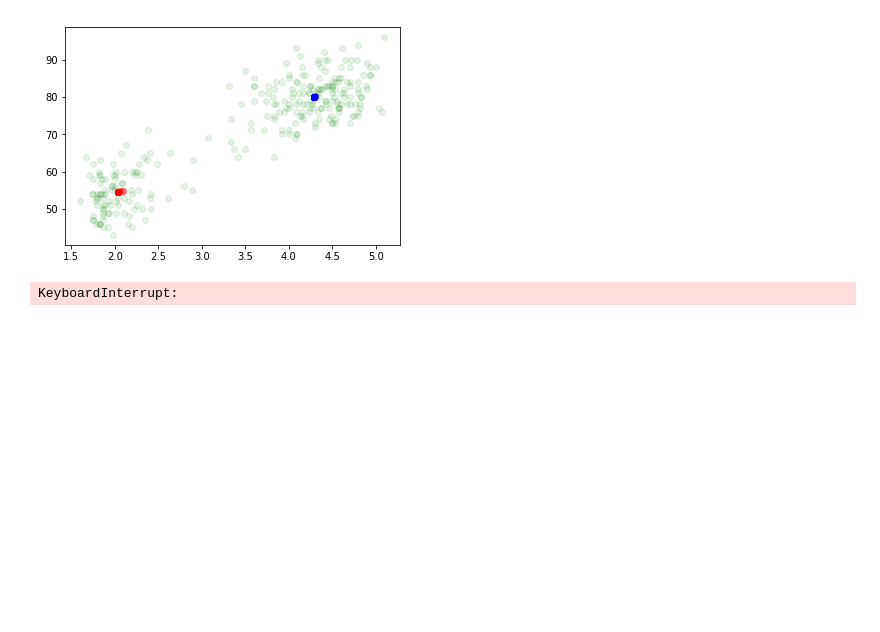
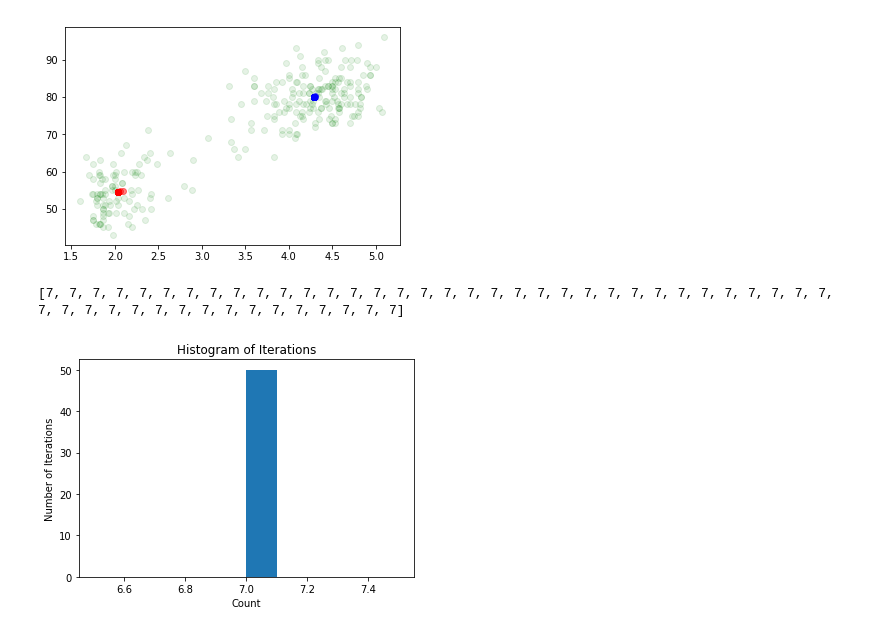
Before and after one commit to lhf-leo/aml-homework, a Jupyter notebook: hw3/question3/Question3.ipynb, the cells around one changed output. Drawn from its saved outputs; the diff is of its cells as text; code cells hidden in the pictures; blank space fills up the shorter version.

```diff
--- a/hw3/question3/Question3.ipynb
+++ b/hw3/question3/Question3.ipynb
@@ -138,7 +138,7 @@ plt.show()
 # %%
 iterationsToConverge = []
 for k in range(50):
-    mu,sigma,pi=start_random_mu(data)
+    mu,sigma,pi = *kmeansPrams(data),[0.5,0.5]
     trajectories = [mu]
     for i in range(250):
         gamma = e_step(data,mu,sigma,pi)
@@ -149,4 +149,12 @@ for k in range(50):
             break
 print(iterationsToConverge)
 # %% [output]
-KeyboardInterrupt:
+[7, 7, 7, 7, 7, 7, 7, 7, 7, 7, 7, 7, 7, 7, 7, 7, 7, 7, 7, 7, 7, 7, 7, 7, 7, 7, 7, 7, 7, 7, 7, 7, 7, 7, 7, 7, 7, 7, 7, 7, 7, 7, 7, 7, 7, 7, 7, 7, 7, 7]
+# %%
+plt.hist(iterationsToConverge,bins=10)
+plt.xlabel('Count')
+plt.ylabel('Number of Iterations')
+plt.title(r'Histogram of Iterations')
+plt.show()
+# %% [output]
+[figure, added]
```
